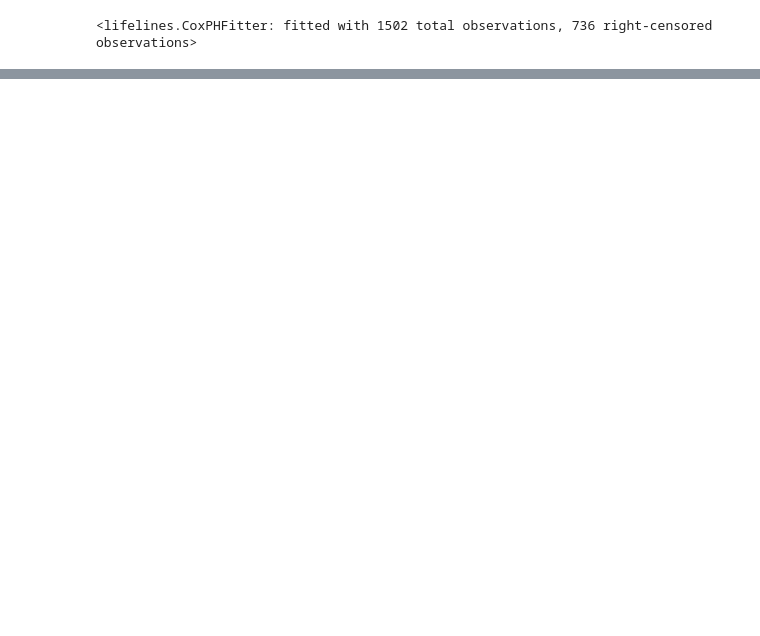
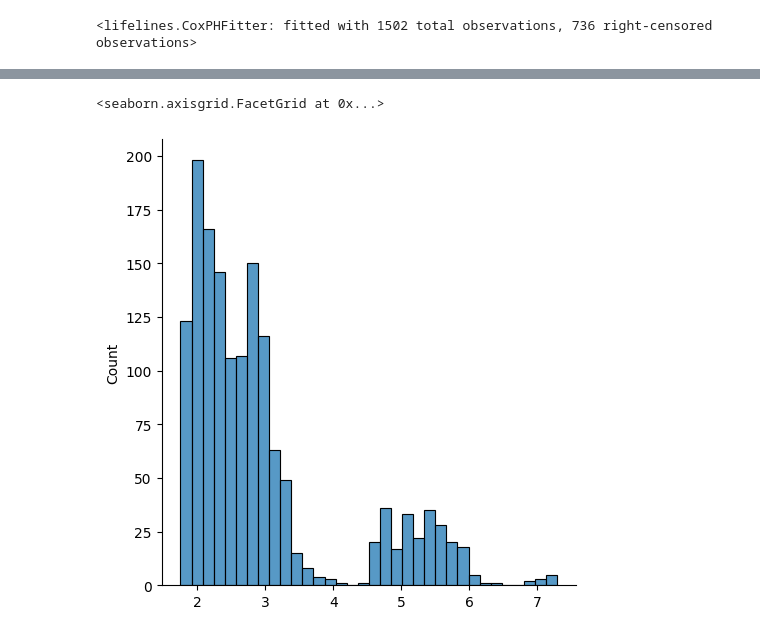
Before and after one commit to mlpotter/SAWAR, a Jupyter notebook: main_vanilla.ipynb, the cells around one changed output, grey strips where cells are left out. Drawn from its saved outputs; the diff is of its cells as text; code cells hidden in the pictures; blank space fills up the shorter version.

Commit message:
update the model, criterion, and lirpa

```diff
--- a/main_vanilla.ipynb
+++ b/main_vanilla.ipynb
@@ -159,0 +178,27 @@ plt.legend(["Upper Bound","Lower Bound"])
+# %%
+plt.figure(figsize=(10,10))
+X_train,T_train,E_train = dataloader_train.dataset.tensors
+t = torch.linspace(0,T_train.max(),10000)
+
+St_given_x = clf.survival_qdf(X_train,t).detach()
+kmf = KaplanMeierFitter()
+kmf.fit(durations=T_train,event_observed=E_train)
+St_kmf = kmf.predict(times=t.ravel().numpy())
+
+plt.plot(t,St_kmf)
+plt.plot(t,St_given_x.mean(0))
+
+epsilons = [0.1,0.07,0.05,0.03,0.01,0.001]
+for epsilon in epsilons:
+    lb,ub = lower_bound(model,X_train,epsilon)
+    St_lb = torch.exp(-ub*t).mean(0)
+    print("="*10 + "@ eps={}".format(epsilon) + "="*10)
+    print("Train CI Unperturbed",concordance_index(event_times=T_train,predicted_scores=-clf.rate_logit(X_train).detach(),event_observed=E_train))
+    print("Train CI Pertubed",concordance_index(event_times=T_train,predicted_scores=-ub.detach(),event_observed=E_train))
+    plt.plot(t,St_lb.detach(),'--')
+
+
+plt.ylabel("S(t)"); plt.xlabel("Time")
+plt.legend(["Kaplan Meier Numerical","Neural Network"]+[f"LB@{epsilon}" for epsilon in epsilons])
+plt.title("Train Population Survival Curves")
+plt.show()
@@ -159,0 +225,6 @@ plt.legend(["Upper Bound","Lower Bound"])
+# %%
+import seaborn as sns
+sns.displot(np.linalg.norm(X_train,axis=1))
+# %% [output]
+<seaborn.axisgrid.FacetGrid at 0x...>
+[figure, added]
```
Also changed, not shown: parts of 21 cells of this notebook, 4 other files.
